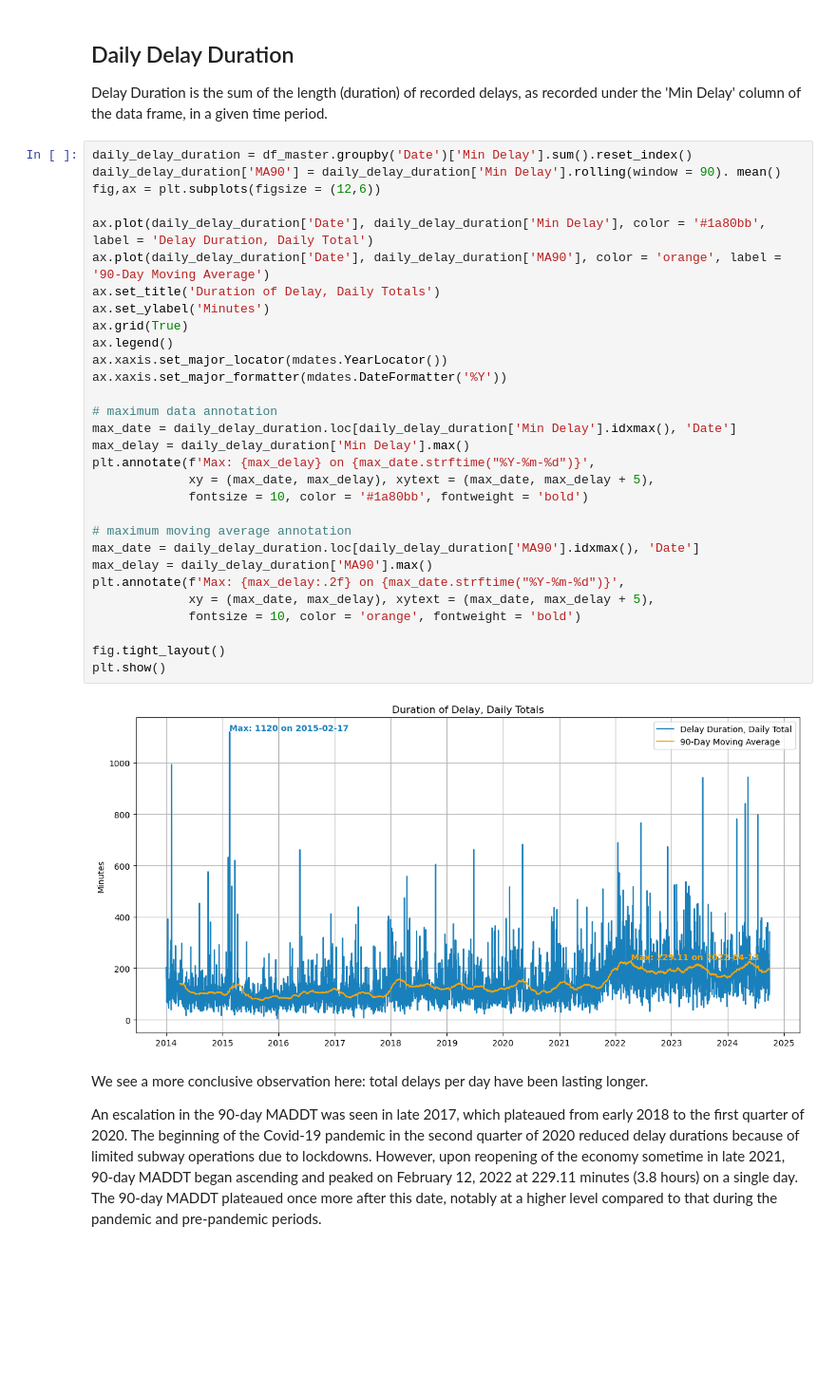
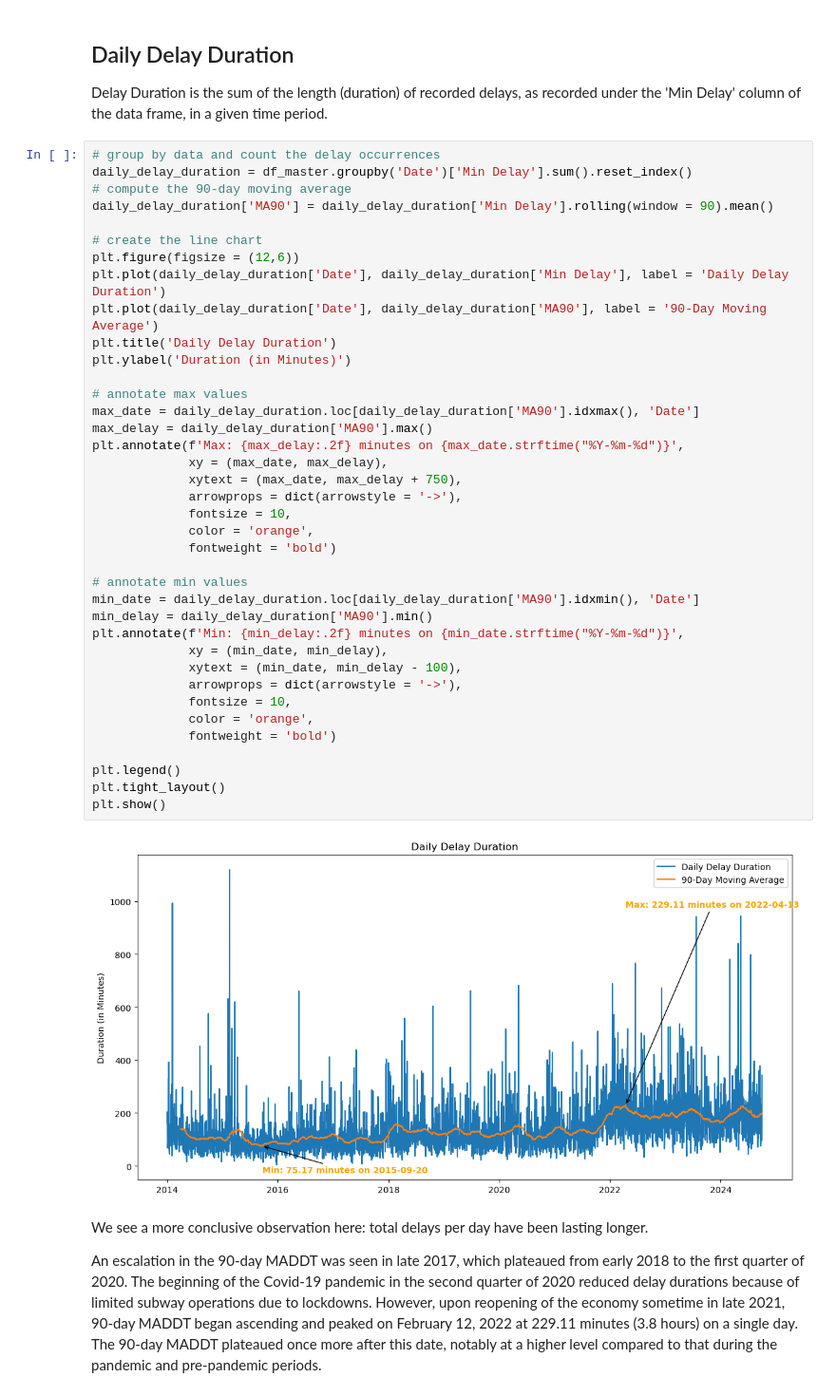
Before and after one commit to emem83/TTC-Delay-Dataset, a Jupyter notebook: TTC_Delay_Dataset_EDA.ipynb, the cells around one changed output. Shown at 95% size. Cells and saved outputs as stored; diff of their text form; blank space fills up the shorter version.

```diff
--- a/TTC_Delay_Dataset_EDA.ipynb
+++ b/TTC_Delay_Dataset_EDA.ipynb
@@ -84,37 +84,45 @@ The increasing trend post-pandemic in itself is inconclusive, as this may also i
 
 Delay Duration is the sum of the length (duration) of recorded delays, as recorded under the 'Min Delay' column of the data frame, in a given time period.
 # %%
+# group by data and count the delay occurrences
 daily_delay_duration = df_master.groupby('Date')['Min Delay'].sum().reset_index()
-daily_delay_duration['MA90'] = daily_delay_duration['Min Delay'].rolling(window = 90). mean()
-fig,ax = plt.subplots(figsize = (12,6))
+# compute the 90-day moving average
+daily_delay_duration['MA90'] = daily_delay_duration['Min Delay'].rolling(window = 90).mean()
 
-ax.plot(daily_delay_duration['Date'], daily_delay_duration['Min Delay'], color = '#1a80bb', label = 'Delay Duration, Daily Total')
-ax.plot(daily_delay_duration['Date'], daily_delay_duration['MA90'], color = 'orange', label = '90-Day Moving Average')
-ax.set_title('Duration of Delay, Daily Totals')
-ax.set_ylabel('Minutes')
-ax.grid(True)
-ax.legend()
-ax.xaxis.set_major_locator(mdates.YearLocator())
-ax.xaxis.set_major_formatter(mdates.DateFormatter('%Y'))
+# create the line chart
+plt.figure(figsize = (12,6))
+plt.plot(daily_delay_duration['Date'], daily_delay_duration['Min Delay'], label = 'Daily Delay Duration')
+plt.plot(daily_delay_duration['Date'], daily_delay_duration['MA90'], label = '90-Day Moving Average')
+plt.title('Daily Delay Duration')
+plt.ylabel('Duration (in Minutes)')
 
-# maximum data annotation
-max_date = daily_delay_duration.loc[daily_delay_duration['Min Delay'].idxmax(), 'Date']
-max_delay = daily_delay_duration['Min Delay'].max()
-plt.annotate(f'Max: {max_delay} on {max_date.strftime("%Y-%m-%d")}',
-             xy = (max_date, max_delay), xytext = (max_date, max_delay + 5),
-             fontsize = 10, color = '#1a80bb', fontweight = 'bold')
-
-# maximum moving average annotation
+# annotate max values
 max_date = daily_delay_duration.loc[daily_delay_duration['MA90'].idxmax(), 'Date']
 max_delay = daily_delay_duration['MA90'].max()
-plt.annotate(f'Max: {max_delay:.2f} on {max_date.strftime("%Y-%m-%d")}',
-             xy = (max_date, max_delay), xytext = (max_date, max_delay + 5),
-             fontsize = 10, color = 'orange', fontweight = 'bold')
+plt.annotate(f'Max: {max_delay:.2f} minutes on {max_date.strftime("%Y-%m-%d")}',
+             xy = (max_date, max_delay),
+             xytext = (max_date, max_delay + 750),
+             arrowprops = dict(arrowstyle = '->'),
+             fontsize = 10,
+             color = 'orange',
+             fontweight = 'bold')
 
-fig.tight_layout()
+# annotate min values
+min_date = daily_delay_duration.loc[daily_delay_duration['MA90'].idxmin(), 'Date']
+min_delay = daily_delay_duration['MA90'].min()
+plt.annotate(f'Min: {min_delay:.2f} minutes on {min_date.strftime("%Y-%m-%d")}',
+             xy = (min_date, min_delay),
+             xytext = (min_date, min_delay - 100),
+             arrowprops = dict(arrowstyle = '->'),
+             fontsize = 10,
+             color = 'orange',
+             fontweight = 'bold')
+
+plt.legend()
+plt.tight_layout()
 plt.show()
 # %% [output]
-[figure, old version]
+[figure, new version]
 # %% [markdown]
 We see a more conclusive observation here: total delays per day have been lasting longer.
 
```
